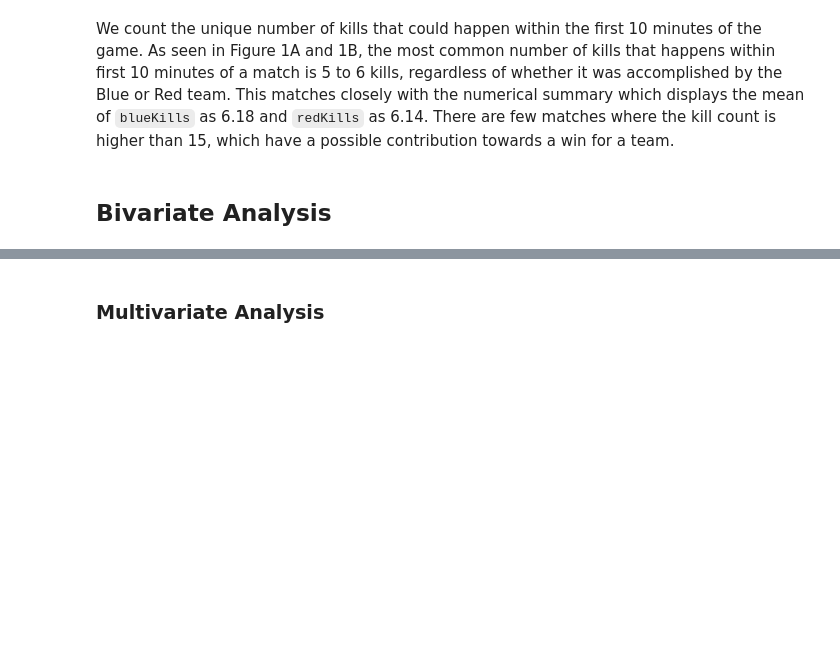
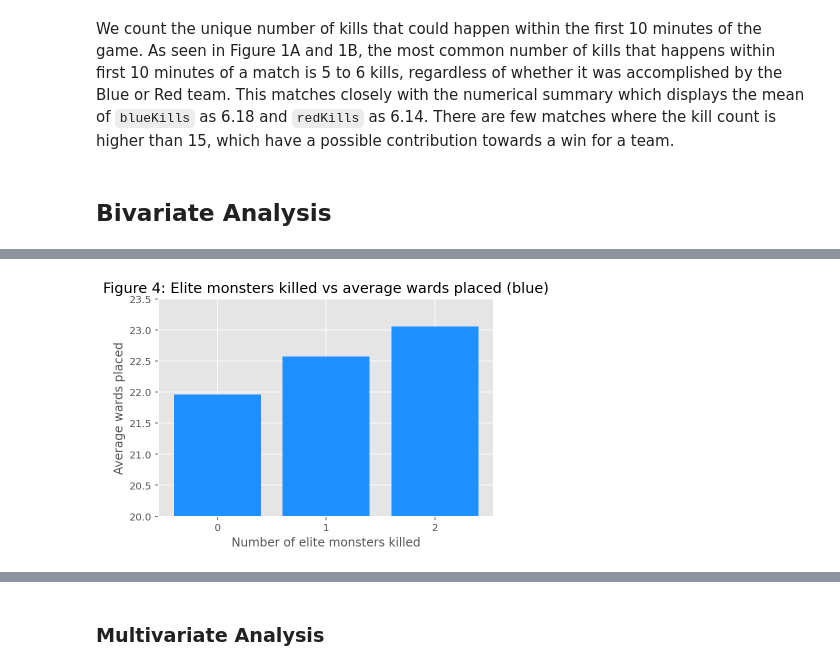
Before and after one commit to angelocarasig/lol_diamond_ranked_analysis, a Jupyter notebook: League of Legends Diamond Ranked Game Analysis.ipynb, the cells around one changed output, grey strips where cells are left out. Saved outputs shown, nothing was run; the diff lists cells and outputs as text; code cells hidden in the pictures; blank space fills up the shorter version.

```diff
--- a/League of Legends Diamond Ranked Game Analysis.ipynb
+++ b/League of Legends Diamond Ranked Game Analysis.ipynb
@@ -357,0 +391,11 @@ ADD BIVARIATE DATA HERE:
+# %%
+bGrpElite = df[['blueWardsPlaced','blueEliteMonsters']]
+bGrpElite = bGrpElite.groupby('blueEliteMonsters').mean()
+plt.bar(['0','1','2'],bGrpElite['blueWardsPlaced'],color = 'dodgerblue')
+plt.xlabel('Number of elite monsters killed')
+plt.ylabel('Average wards placed')
+plt.title('Figure 4: Elite monsters killed vs average wards placed (blue)')
+plt.ylim(20,23.5)
+plt.show()
+# %% [output]
+[figure, added]
```
Also changed, not shown: parts of 6 cells of this notebook.
